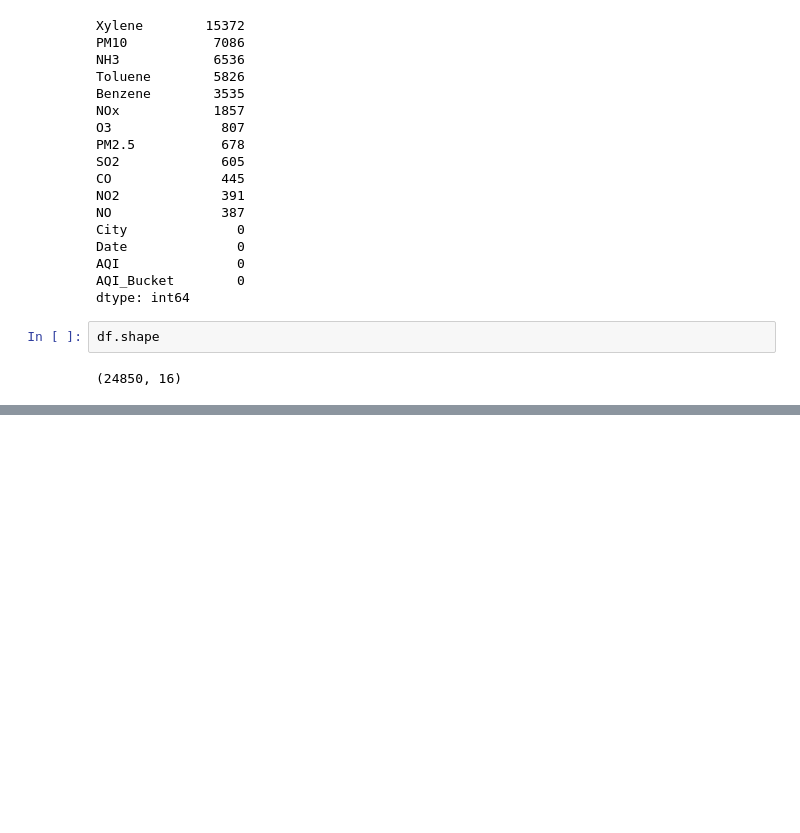
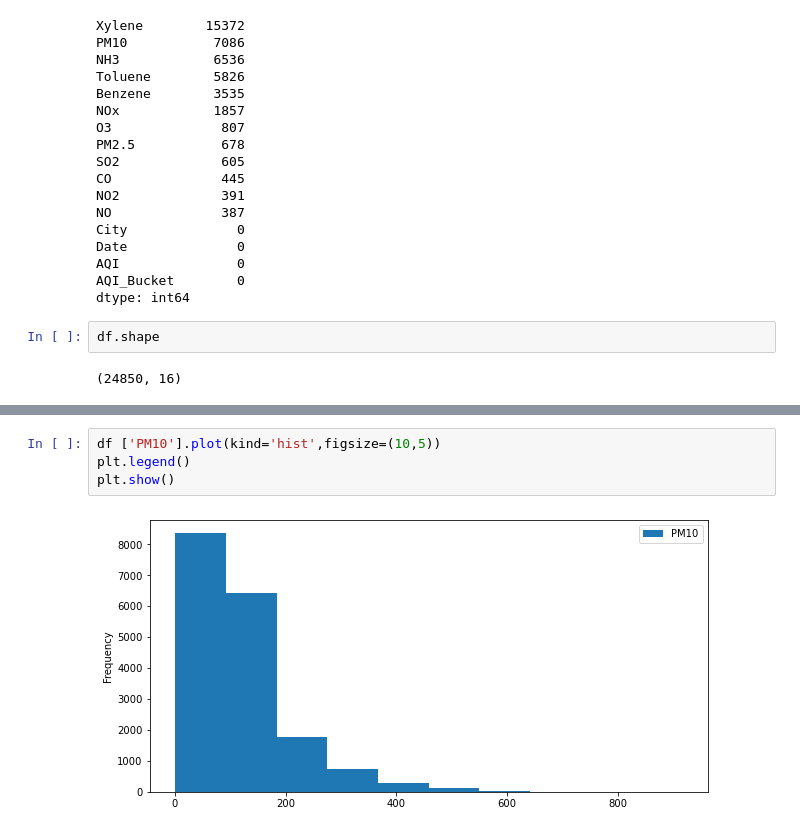
Before and after one commit to devansh-29/AQI-Prediction-Model, a Jupyter notebook: AQI Prediction Model.ipynb, the cells around one changed output, grey strips where cells are left out. Saved outputs shown, nothing was run; the diff lists cells and outputs as text; blank space fills up the shorter version.

```diff
--- a/AQI Prediction Model.ipynb
+++ b/AQI Prediction Model.ipynb
@@ -151,0 +163,6 @@ dtype: float64
+# %%
+df ['PM10'].plot(kind='hist',figsize=(10,5))
+plt.legend()
+plt.show()
+# %% [output]
+[figure, added]
```
Also changed, not shown: parts of 56 cells of this notebook.
